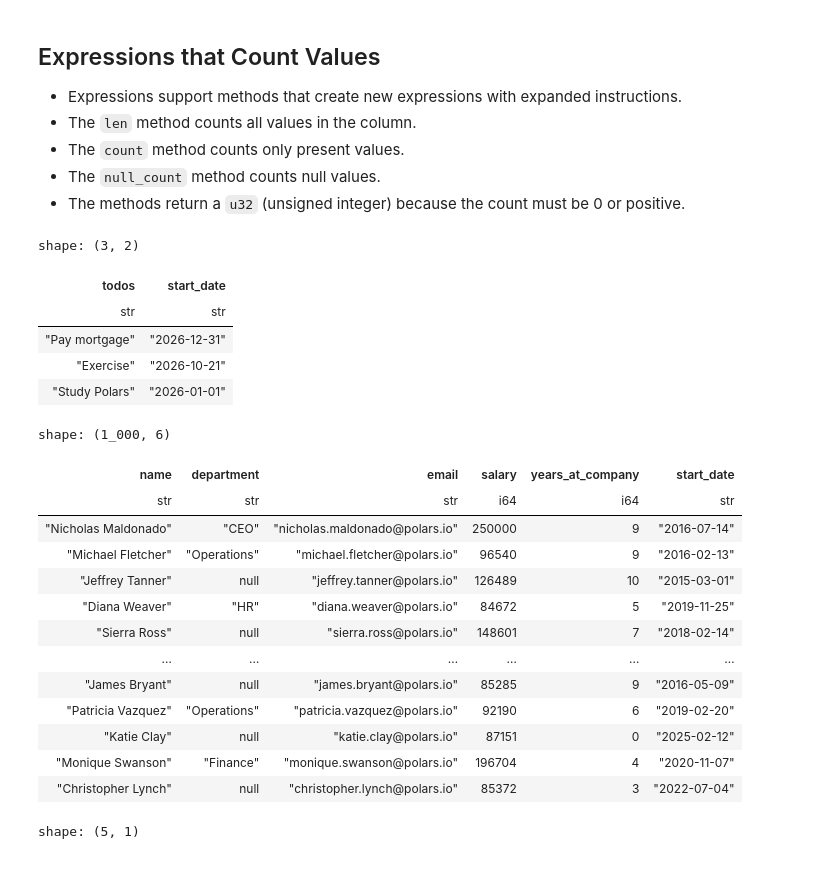
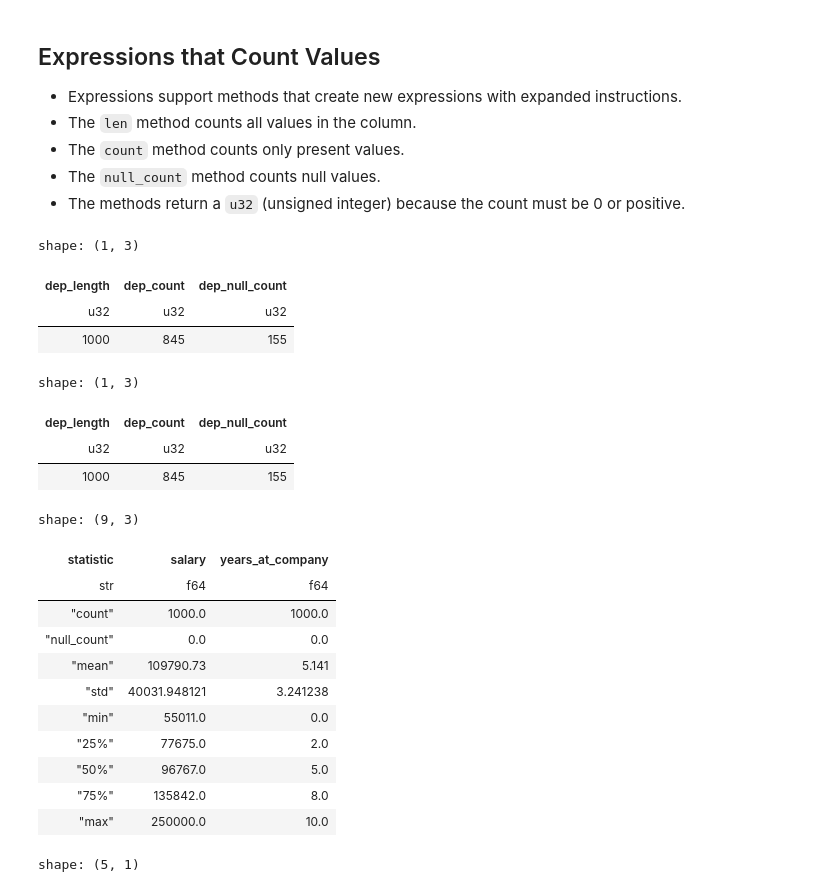
Before and after one commit to yaowenqiang/Data-Analysis-with-Polars-and-Python, a Jupyter notebook: incomplete/04 - DataFrames I.ipynb, the cells around one changed output. Saved outputs shown, nothing was run; the diff lists cells and outputs as text; code cells hidden in the pictures.

```diff
--- a/incomplete/04 - DataFrames I.ipynb
+++ b/incomplete/04 - DataFrames I.ipynb
@@ -657,31 +657,47 @@ shape: (3, 2)
 - The `count` method counts only present values.
 - The `null_count` method counts null values.
 - The methods return a `u32` (unsigned integer) because the count must be 0 or positive.
+# %%
+employees.select(
+    pl.col("department").len().alias("dep_length"),
+    pl.col("department").count().alias("dep_count"),
+    pl.col("department").null_count().alias("dep_null_count"),
+)
+# %% [output]
+shape: (1, 3)
+| dep_length | dep_count | dep_null_count |
+| u32 | u32 | u32 |
+| 1000 | 845 | 155 |
 # %%
+department = pl.col("department")
+employees.select(
+    department.len().alias("dep_length"),
+    department.count().alias("dep_count"),
+    department.null_count().alias("dep_null_count"),
+)
 # %% [output]
-shape: (3, 2)
+shape: (1, 3)
-| todos | start_date |
-| str | str |
-| "Pay mortgage" | "2026-12-31" |
-| "Exercise" | "2026-10-21" |
-| "Study Polars" | "2026-01-01" |
+| dep_length | dep_count | dep_null_count |
+| u32 | u32 | u32 |
+| 1000 | 845 | 155 |
 # %%
-employees
+employees.describe()
+employees.select(pl.col("salary"), pl.col("years_at_company")).describe()
+
+employees.select(pl.col("salary", "years_at_company")).describe()
 # %% [output]
-shape: (1_000, 6)
+shape: (9, 3)
-| name | department | email | salary | years_at_company | start_date |
-| str | str | str | i64 | i64 | str |
-| "Nicholas Maldonado" | "CEO" | "nicholas.maldonado@polars.io" | 250000 | 9 | "2016-07-14" |
-| "Michael Fletcher" | "Operations" | "michael.fletcher@polars.io" | 96540 | 9 | "2016-02-13" |
-| "Jeffrey Tanner" | null | "jeffrey.tanner@polars.io" | 126489 | 10 | "2015-03-01" |
-| "Diana Weaver" | "HR" | "diana.weaver@polars.io" | 84672 | 5 | "2019-11-25" |
-| "Sierra Ross" | null | "sierra.ross@polars.io" | 148601 | 7 | "2018-02-14" |
-| … | … | … | … | … | … |
-| "James Bryant" | null | "james.bryant@polars.io" | 85285 | 9 | "2016-05-09" |
-| "Patricia Vazquez" | "Operations" | "patricia.vazquez@polars.io" | 92190 | 6 | "2019-02-20" |
-| "Katie Clay" | null | "katie.clay@polars.io" | 87151 | 0 | "2025-02-12" |
-| "Monique Swanson" | "Finance" | "monique.swanson@polars.io" | 196704 | 4 | "2020-11-07" |
-| "Christopher Lynch" | null | "christopher.lynch@polars.io" | 85372 | 3 | "2022-07-04" |
+| statistic | salary | years_at_company |
+| str | f64 | f64 |
+| "count" | 1000.0 | 1000.0 |
+| "null_count" | 0.0 | 0.0 |
+| "mean" | 109790.73 | 5.141 |
+| "std" | 40031.948121 | 3.241238 |
+| "min" | 55011.0 | 0.0 |
+| "25%" | 77675.0 | 2.0 |
+| "50%" | 96767.0 | 5.0 |
+| "75%" | 135842.0 | 8.0 |
+| "max" | 250000.0 | 10.0 |
 # %%
 start_date = pl.col("start_date").alias("data")
 # %%
```
Also changed, not shown: parts of 1 cell of this notebook.
